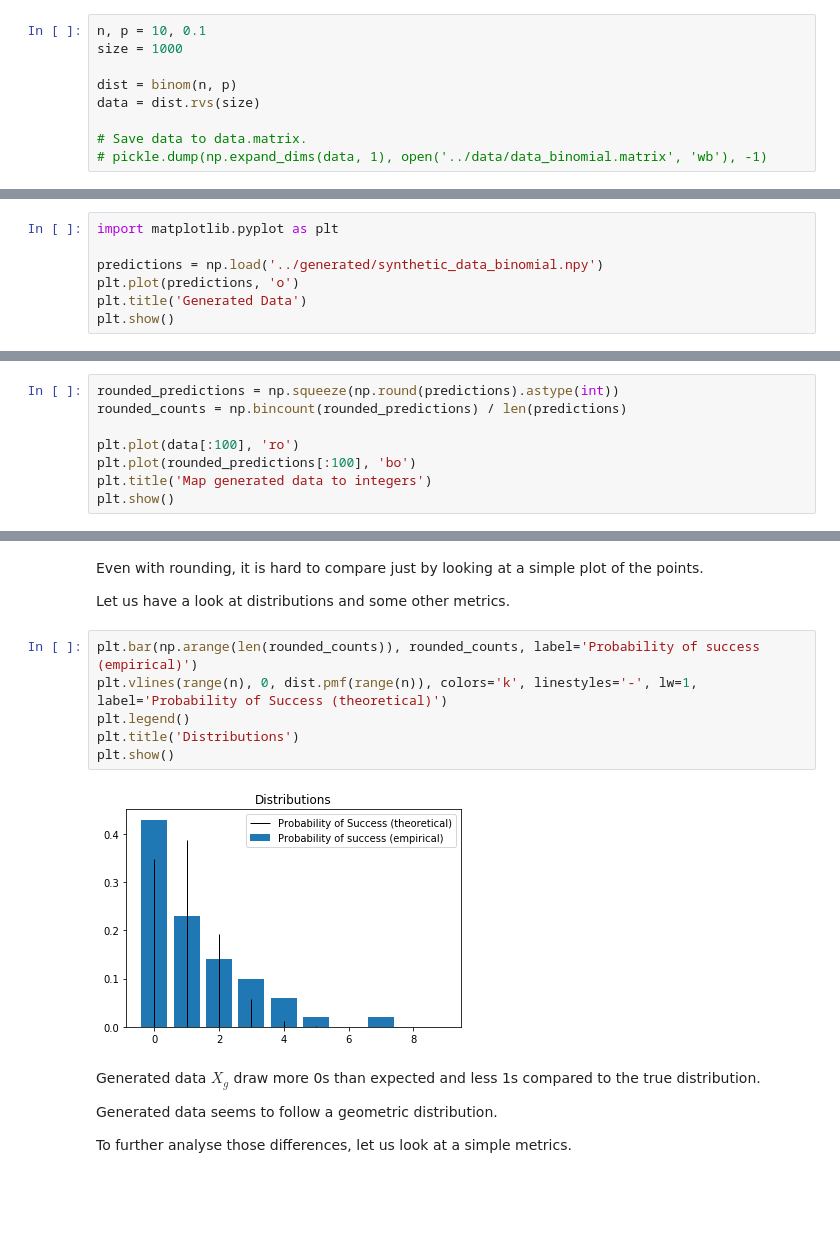
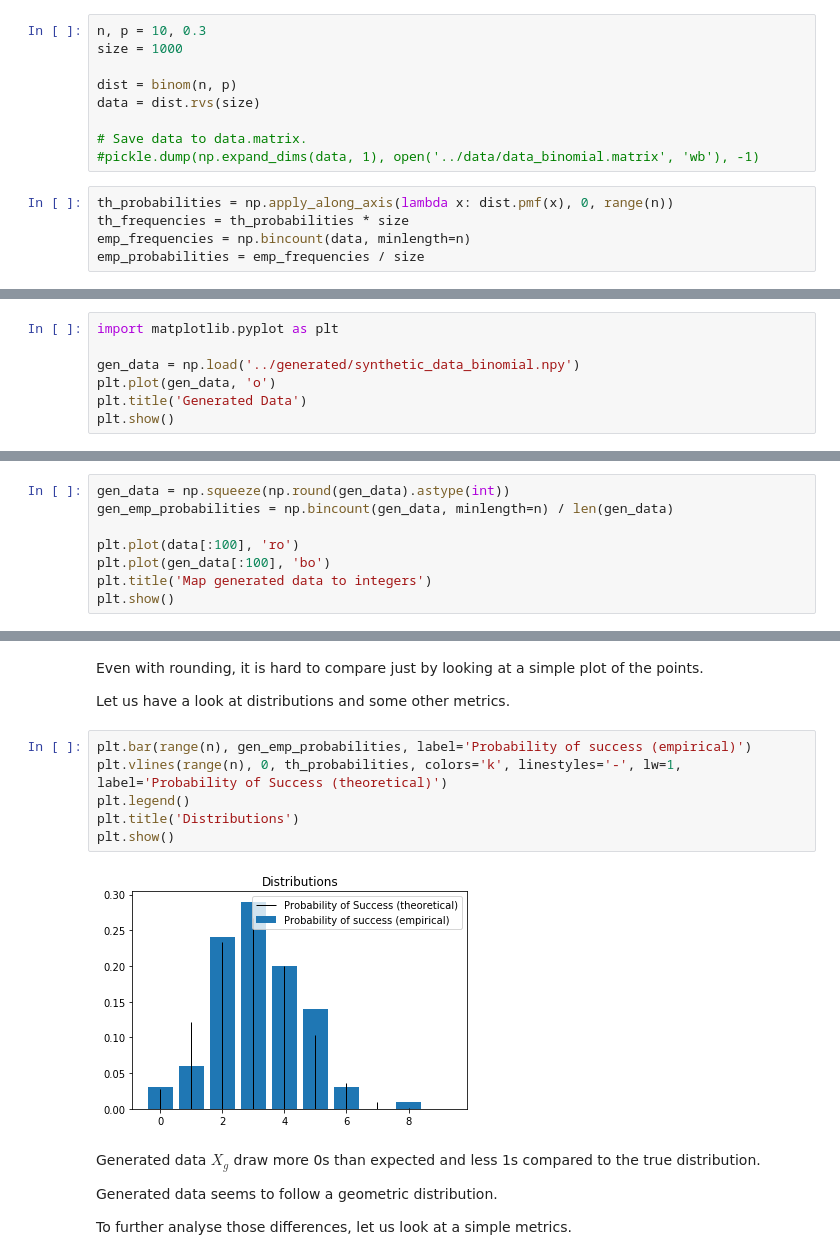
Before and after one commit to thomasgrsp/workaroundmedgan, a Jupyter notebook: notebooks/medgan_toyproblem.ipynb, the cells around one changed output, grey strips where cells are left out. Drawn from its saved outputs; the diff is of its cells as text; blank space fills up the shorter version.

```diff
--- a/notebooks/medgan_toyproblem.ipynb
+++ b/notebooks/medgan_toyproblem.ipynb
@@ -24,13 +24,18 @@ p = 0.1
 \end{equation*}
 # %%
-n, p = 10, 0.1
+n, p = 10, 0.3
 size = 1000
 
 dist = binom(n, p)
 data = dist.rvs(size)
 
 # Save data to data.matrix.
-# pickle.dump(np.expand_dims(data, 1), open('../data/data_binomial.matrix', 'wb'), -1)
+#pickle.dump(np.expand_dims(data, 1), open('../data/data_binomial.matrix', 'wb'), -1)
+# %%
+th_probabilities = np.apply_along_axis(lambda x: dist.pmf(x), 0, range(n))
+th_frequencies = th_probabilities * size
+emp_frequencies = np.bincount(data, minlength=n)
+emp_probabilities = emp_frequencies / size
 # %% [markdown]
 Quick look at our generated database and the theoretical probabilities of binomial distribution.
 # %%
@@ -51,8 +55,8 @@ We generate $N$ samples for our generated_data $X_g$.
 # %%
 import matplotlib.pyplot as plt
 
-predictions = np.load('../generated/synthetic_data_binomial.npy')
-plt.plot(predictions, 'o')
+gen_data = np.load('../generated/synthetic_data_binomial.npy')
+plt.plot(gen_data, 'o')
 plt.title('Generated Data')
 plt.show()
 # %% [output]
@@ -64,11 +68,11 @@ We can then compare to our original data.
 
 For visualization purposes, we look at the first 100 points.
 # %%
-rounded_predictions = np.squeeze(np.round(predictions).astype(int))
-rounded_counts = np.bincount(rounded_predictions) / len(predictions)
+gen_data = np.squeeze(np.round(gen_data).astype(int))
+gen_emp_probabilities = np.bincount(gen_data, minlength=n) / len(gen_data)
 
 plt.plot(data[:100], 'ro')
-plt.plot(rounded_predictions[:100], 'bo')
+plt.plot(gen_data[:100], 'bo')
 plt.title('Map generated data to integers')
 plt.show()
 # %% [output]
@@ -78,13 +82,13 @@ Even with rounding, it is hard to compare just by looking at a simple plot of th
 
 Let us have a look at distributions and some other metrics.
 # %%
-plt.bar(np.arange(len(rounded_counts)), rounded_counts, label='Probability of success (empirical)')
-plt.vlines(range(n), 0, dist.pmf(range(n)), colors='k', linestyles='-', lw=1, label='Probability of Success (theoretical)')
+plt.bar(range(n), gen_emp_probabilities, label='Probability of success (empirical)')
+plt.vlines(range(n), 0, th_probabilities, colors='k', linestyles='-', lw=1, label='Probability of Success (theoretical)')
 plt.legend()
 plt.title('Distributions')
 plt.show()
 # %% [output]
-[figure, old version]
+[figure, new version]
 # %% [markdown]
 Generated data $X_g$ draw more 0s than expected and less 1s compared to the true distribution.
 
```
Also changed, not shown: parts of 16 cells of this notebook, 4 other files.
